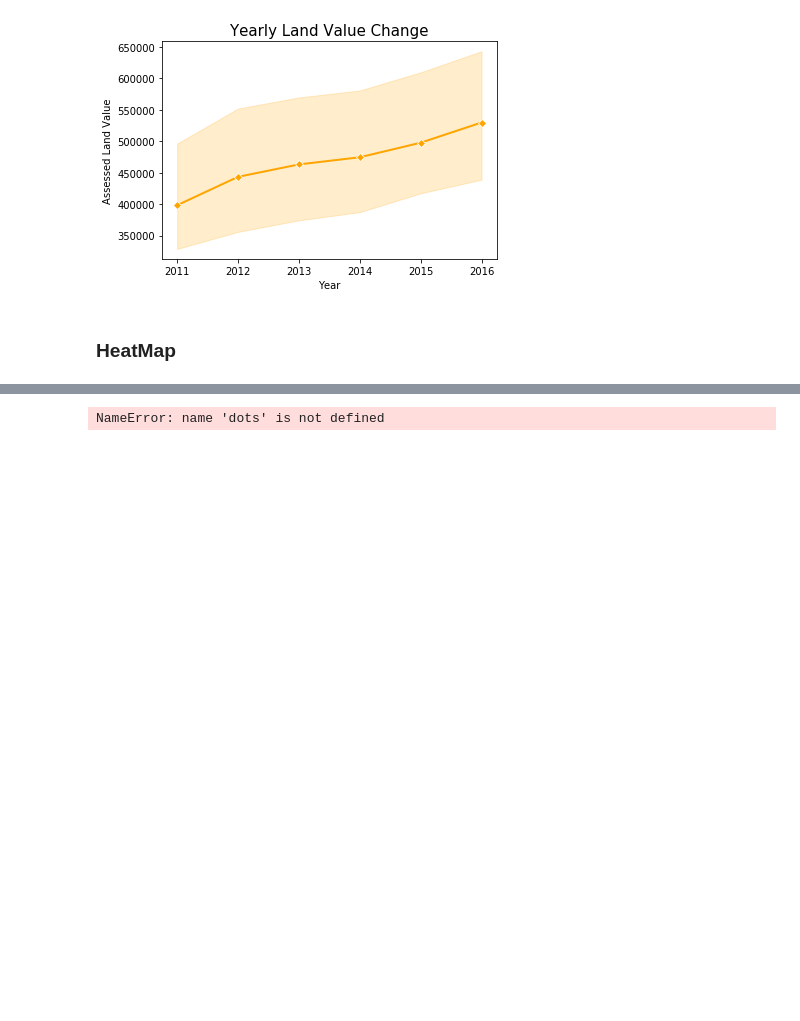
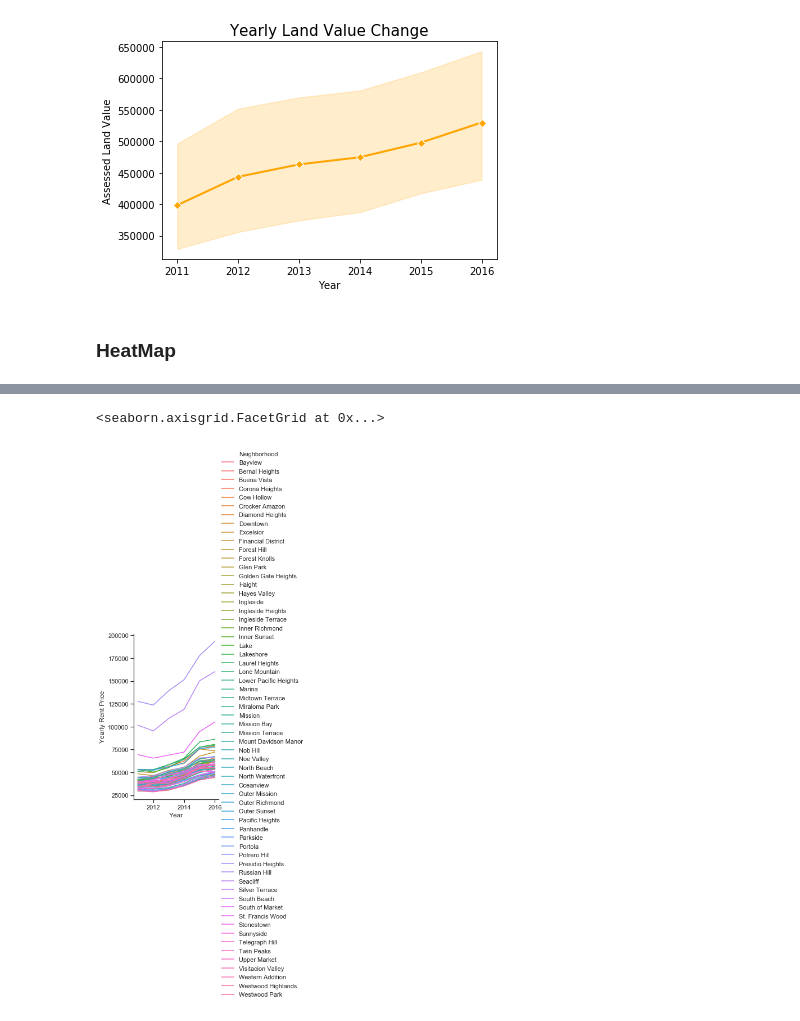
Before and after one commit to rochiecuevas/shared_accommodations, a Jupyter notebook: Data visualisation.ipynb, the cells around one changed output, grey strips where cells are left out. Saved outputs shown, nothing was run; the diff lists cells and outputs as text; code cells hidden in the pictures; blank space fills up the shorter version.

```diff
--- a/Data visualisation.ipynb
+++ b/Data visualisation.ipynb
@@ -120,18 +132,10 @@ plt.show()
 # %%
-sns.set(style="ticks")
 
-neighborhood = sns.load_dataset("dots")
-
-# Define a palette to ensure that colors will be
-# shared across the facets
-palette = dict(zip(dots.coherence.unique(),
-                   sns.color_palette("rocket_r", 6)))
-
-# Plot the lines on two facets
-sns.relplot(x="time", y="firing_rate",
-            hue="coherence", size="choice", col="align",
-            size_order=["T1", "T2"], palette=palette,
+sns.relplot(x="Year", y="Yearly Rent Price",
+            hue="Neighborhood", size=None, col=None,
+            size_order=["T1", "T2"], palette="husl",
             height=5, aspect=.75, facet_kws=dict(sharex=False),
-            kind="line", legend="full", data=dots)
+            kind="line", legend="full", data=new)
 # %% [output]
-NameError: name 'dots' is not defined
+<seaborn.axisgrid.FacetGrid at 0x...>
+[figure, added]
```
Also changed, not shown: parts of 7 cells of this notebook.
